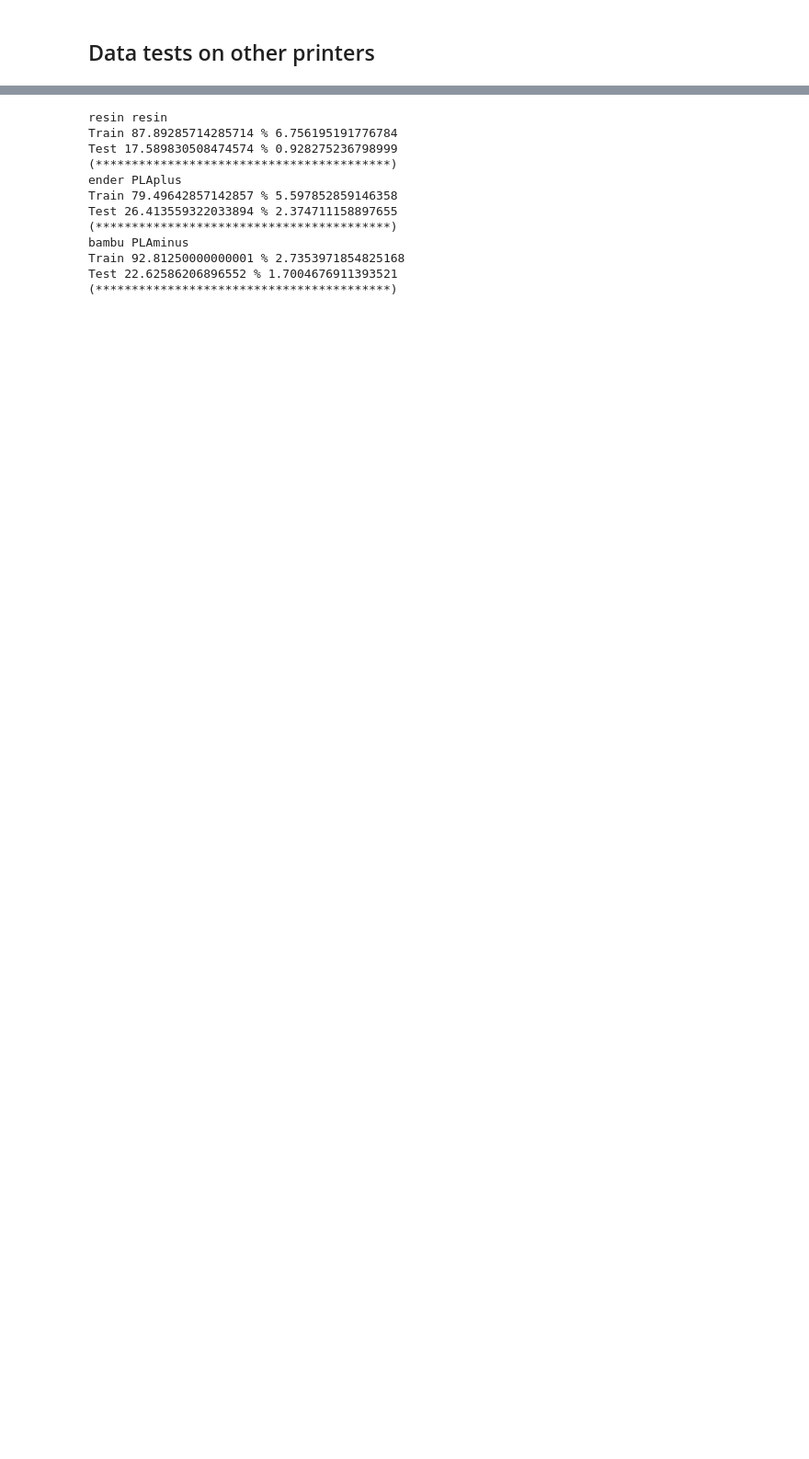
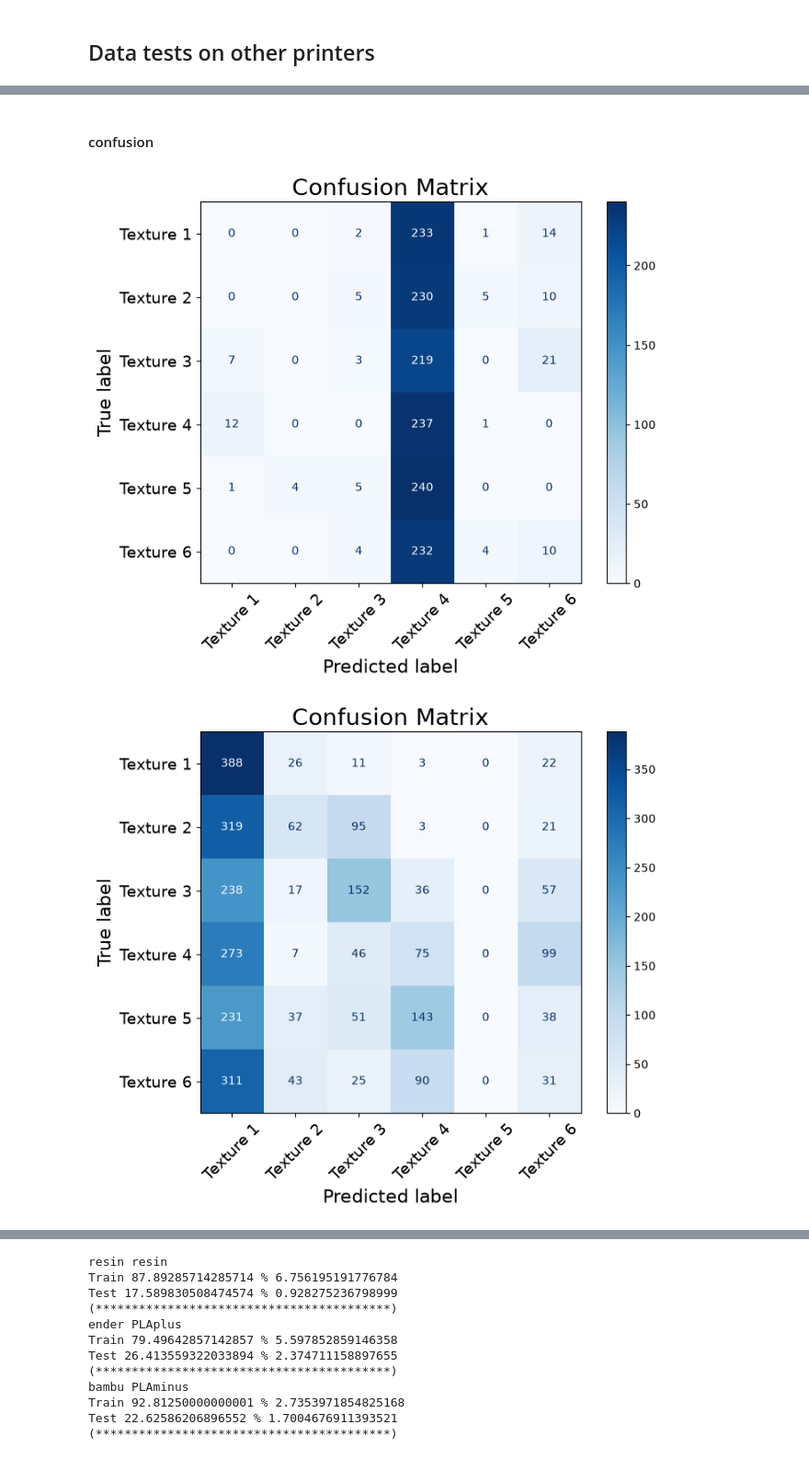
Before and after one commit to shepai/3D-textures, a Jupyter notebook: Experimental/classifiers.ipynb, the cells around one changed output, grey strips where cells are left out. Shown at 92% size. Saved outputs shown, nothing was run; the diff lists cells and outputs as text; code cells hidden in the pictures; blank space fills up the shorter version.

Commit message:
data

```diff
--- a/Experimental/classifiers.ipynb
+++ b/Experimental/classifiers.ipynb
@@ -541,10 +543,15 @@ plt.show()
 # %%
+def per_image_norm(X):
+    X = X.astype(np.float32)
+    m = X.mean(axis=1, keepdims=True)
+    s = X.std(axis=1, keepdims=True) + 1e-8
+    return (X - m) / s
 
 for comb in printers:
     x_test=[]
     y_test=[]
     for comb2 in printers:
-        if comb2[0]!=comb[0] and comb[1]!=comb2[1] and "ender" not in comb2[0].lower():
+        if comb2[0]!=comb[0] and comb[1]!=comb2[1]:
             X_2,y_2=get_data(dataset,X,printer=comb2[0],filament=comb2[1],num=1,pattern="2",augment=False,augtests=[])
             X_3,y_3=get_data(dataset,X,printer=comb2[0],filament=comb2[1],num=-1,pattern="2")
             X_test=np.concatenate((X_2,X_3))
@@ -554,6 +561,9 @@ for comb in printers:
             y_test.append(y_t.copy())
     X_test=np.concatenate(x_test)
     y_test=np.concatenate(y_test)
+    X_train = per_image_norm(X_train)
+    X_train=per_image_norm(X_train)
+    X_test=per_image_norm(X_test)
     #X_,y_=get_data(dataset,X)
     X_2,y_2=get_data(dataset,X,printer=comb[0],filament=comb[1],num=1,pattern="2",augment=True,augtests=[])
     X_3,y_3=get_data(dataset,X,printer=comb[0],filament=comb[1],num=-1,pattern="2")
@@ -561,14 +571,14 @@ for comb in printers:
     y_train=np.concatenate((y_2,y_3))
     X_train=X_train.reshape((len(X_train),-1))
 
-    pca = PCA(n_components=300).fit(X_test)
+    pca = PCA(n_components=300).fit(X_train)
     Z_train = pca.transform(X_train)  # (N,3)
     Z_test = pca.transform(X_test)  # (N,3)
-
+    print(Z_train.shape,Z_test.shape)
     train=np.zeros((20))
     test=np.zeros((20))
     for i in range(20):
-        clf = RandomForestClassifier(max_depth=50, random_state=np.random.randint(0,100))
+        clf = RandomForestClassifier(max_depth=100, random_state=np.random.randint(0,100))
         clf.fit(Z_train, y_train)
         y_pred = clf.predict(Z_train)
         accuracy = accuracy_score(y_train, y_pred)
@@ -597 +610,55 @@ Test 21.918965517241382 % 0.7440828812209299
 (*****************************************)
+# %% [markdown]
+#### confusion
+# %%
+
+for comb in printers:
+    x_test=[]
+    y_test=[]
+    for comb2 in printers:
+        if comb2[0]!=comb[0] and comb[1]!=comb2[1] and "ender" not in comb2[0].lower():
+            X_2,y_2=get_data(dataset,X,printer=comb2[0],filament=comb2[1],num=1,pattern="2",augment=False,augtests=[])
+            X_3,y_3=get_data(dataset,X,printer=comb2[0],filament=comb2[1],num=-1,pattern="2")
+            X_test=np.concatenate((X_2,X_3))
+            y_t=np.concatenate((y_2,y_3))
+            X_test=X_test.reshape((len(X_test),-1))
+            x_test.append(X_test.copy())
+            y_test.append(y_t.copy())
+    X_test=np.concatenate(x_test)
+    y_test=np.concatenate(y_test)
+    #X_,y_=get_data(dataset,X)
+    X_2,y_2=get_data(dataset,X,printer=comb[0],filament=comb[1],num=1,pattern="2",augment=True,augtests=[])
+    X_3,y_3=get_data(dataset,X,printer=comb[0],filament=comb[1],num=-1,pattern="2")
+    X_train=np.concatenate((X_2,X_3))
+    y_train=np.concatenate((y_2,y_3))
+    X_train=X_train.reshape((len(X_train),-1))
+
+    pca = PCA(n_components=300).fit(X_train)
+    Z_train = pca.transform(X_train)  # (N,3)
+    Z_test = pca.transform(X_test)  # (N,3)
+
+    clf = RandomForestClassifier(max_depth=100, random_state=np.random.randint(0,100))
+    clf.fit(Z_train, y_train)
+    y_pred = clf.predict(Z_test)
+    cm = confusion_matrix(y_test, y_pred) #,label=np.unique(test_y)
+    class_labels = ["Texture "+str(i+1) for i in range(6)]
+
+    # plot confusion matrix
+    disp = ConfusionMatrixDisplay(confusion_matrix=cm, display_labels=class_labels)
+    fig, ax = plt.subplots(figsize=(8, 6))
+    disp.plot(ax=ax, cmap="Blues", colorbar=True)
+
+    # Increase font sizes
+    ax.set_title("Confusion Matrix", fontsize=20)
+    ax.set_xlabel("Predicted label", fontsize=16)
+    ax.set_ylabel("True label", fontsize=16)
+
+    ax.tick_params(axis='x', labelsize=14,rotation=45)
+    ax.tick_params(axis='y', labelsize=14)
+
+    plt.savefig(f"/home/dexter/Documents/GitHub/3D-textures/assets/Cross_print_confusion_RFC_{comb[0]}.pdf",
+                bbox_inches="tight")
+plt.show()
+# %% [output]
+[figure, added]
+[figure, added]
```
Also changed, not shown: parts of 4 cells of this notebook, 3 other files.
